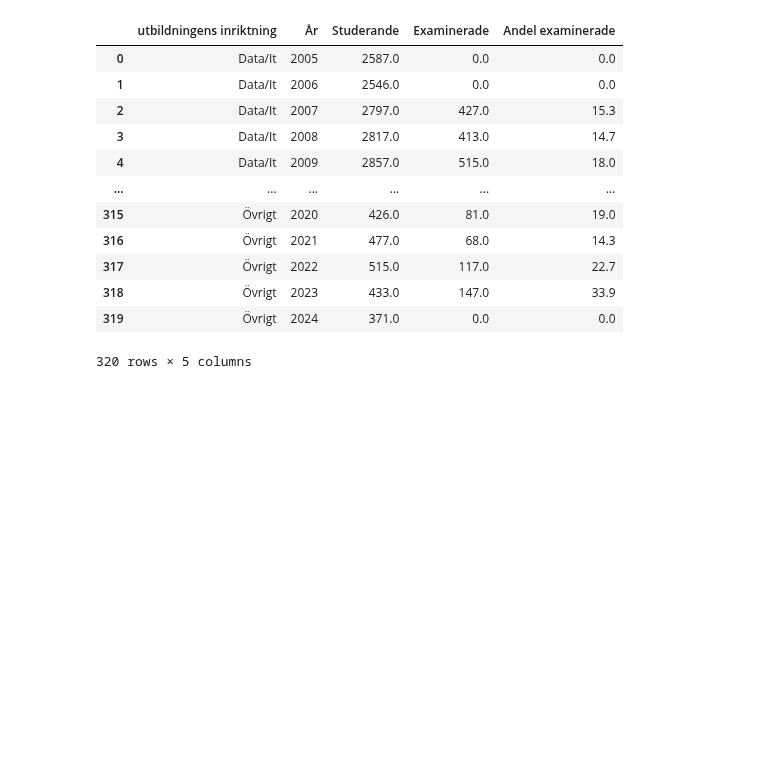
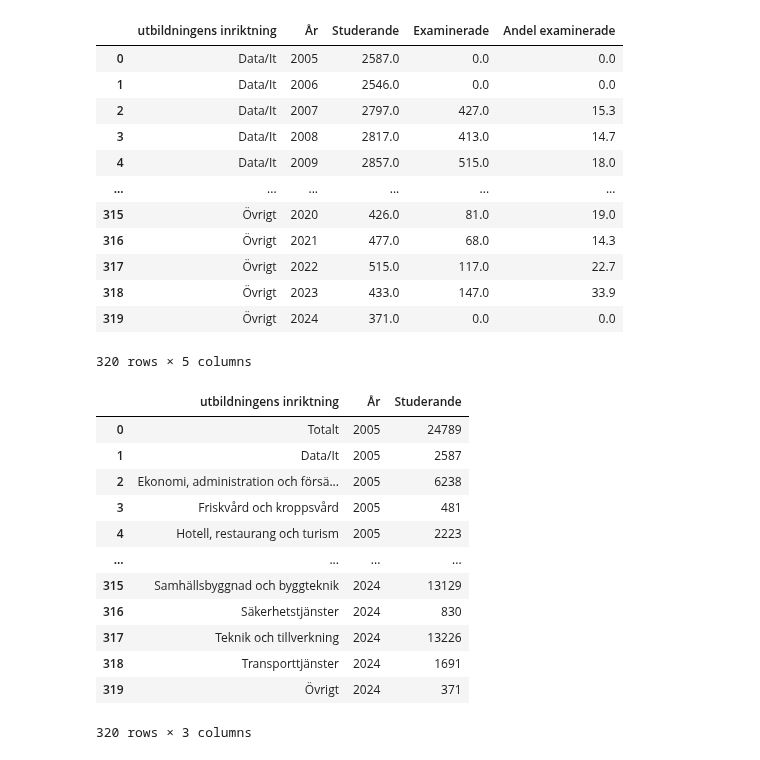
Before and after one commit to 964Code/The-Skool---Group-7, a Jupyter notebook: EDA/EDA_filip/EDA_stud_exa.ipynb, the cells around one changed output. Cells and saved outputs as stored; diff of their text form; code cells hidden in the pictures; blank space fills up the shorter version.

Commit message:
added new data for plotting regarding studying

```diff
--- a/EDA/EDA_filip/EDA_stud_exa.ipynb
+++ b/EDA/EDA_filip/EDA_stud_exa.ipynb
@@ -398,3 +398,19 @@ def stud_exa_year_bar(df, year):
     return fig
 
 stud_exa_year_bar(df_test, 2023)
+# %%
+df_stud_long
+# %% [output]
+|  | utbildningens inriktning | År | Studerande |
+| 0 | Totalt | 2005 | 24789 |
+| 1 | Data/It | 2005 | 2587 |
+| 2 | Ekonomi, administration och försä... | 2005 | 6238 |
+| 3 | Friskvård och kroppsvård | 2005 | 481 |
+| 4 | Hotell, restaurang och turism | 2005 | 2223 |
+| ... | ... | ... | ... |
+| 315 | Samhällsbyggnad och byggteknik | 2024 | 13129 |
+| 316 | Säkerhetstjänster | 2024 | 830 |
+| 317 | Teknik och tillverkning | 2024 | 13226 |
+| 318 | Transporttjänster | 2024 | 1691 |
+| 319 | Övrigt | 2024 | 371 |
+320 rows × 3 columns
```
Also changed, not shown: parts of 6 cells of this notebook, 2 other files.
